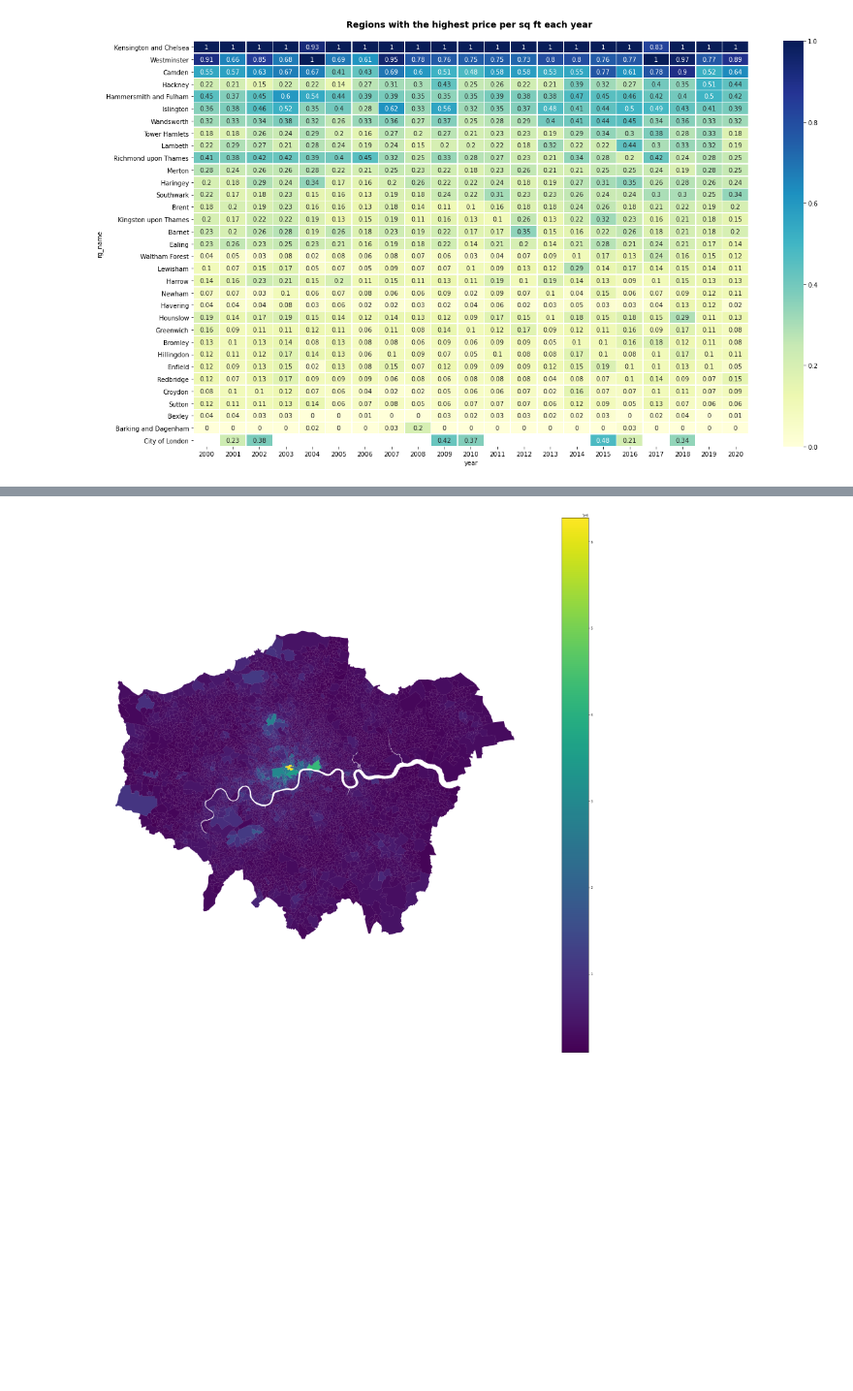
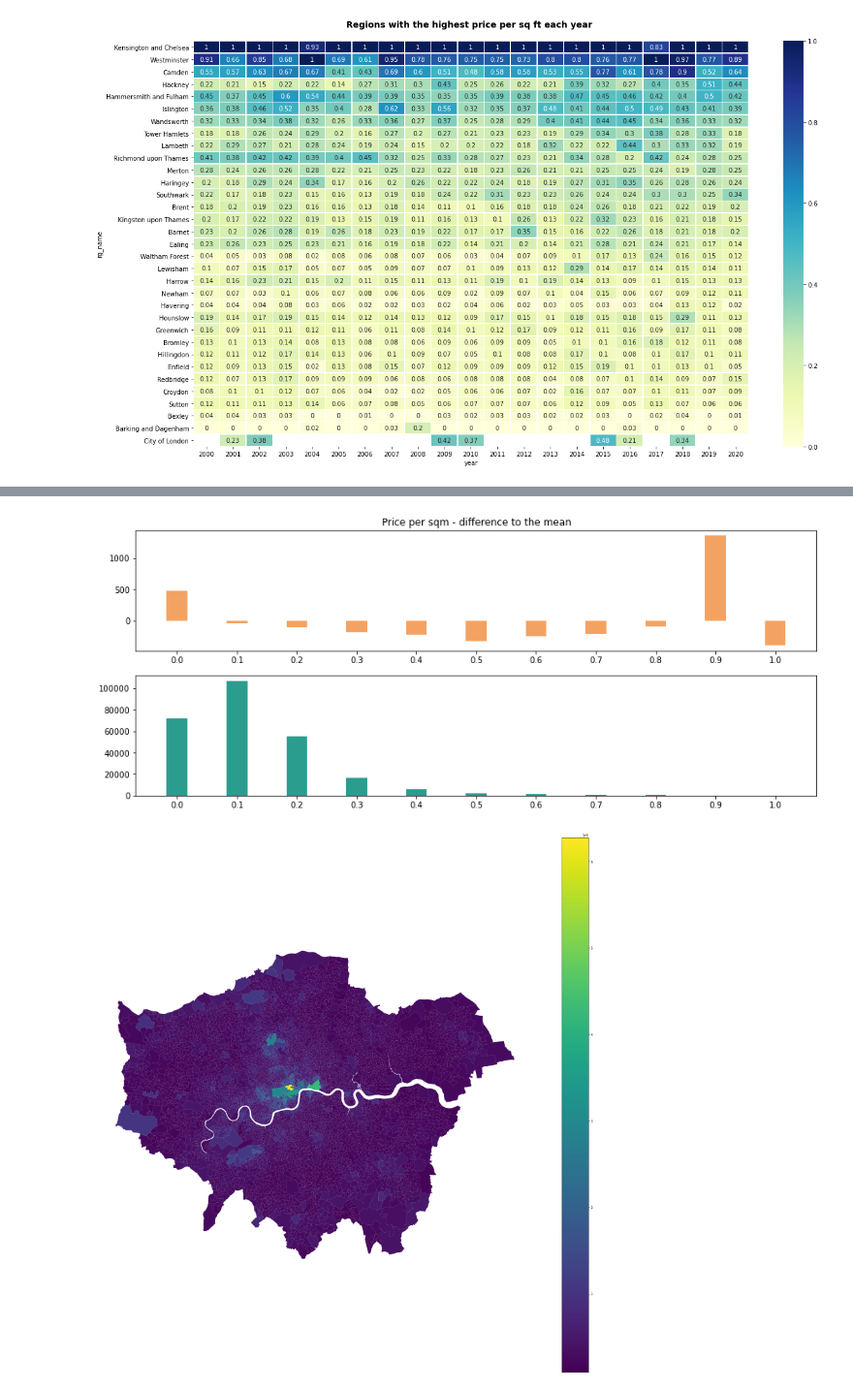
Before and after one commit to jelenalor/RealEstate, a Jupyter notebook: 1.EDA prices.ipynb, the cells around one changed output, grey strips where cells are left out. Shown at 97% size. Drawn from its saved outputs; the diff is of its cells as text; code cells hidden in the pictures; blank space fills up the shorter version.

```diff
--- a/1.EDA prices.ipynb
+++ b/1.EDA prices.ipynb
@@ -593,0 +707,4 @@ plt.show()
+# %%
+result["current_energy_efficiency"] = result["current_energy_efficiency"].astype("int")
+result["potential_energy_efficiency"] = result["potential_energy_efficiency"].astype("int")
+result["diff"] = np.round((result["potential_energy_efficiency"] - result["current_energy_efficiency"])/result["potential_energy_efficiency"], 1)
@@ -593,0 +727,25 @@ plt.show()
+# %%
+temp = result.groupby("diff", as_index=False).agg({"total_floor_area": "mean", "sqm_price": "mean", "brn": "count"})
+temp["sqm_price_diff_mean"] = temp["sqm_price"] - temp["sqm_price"].mean()
+
+fig, ax = plt.subplots(nrows=2, ncols=1, figsize=(15, 6))
+
+width = 0.35
+labels = temp["diff"].values
+#1
+x = np.arange(len(labels))
+y = temp["sqm_price_diff_mean"].values
+ax[0].bar(x, y, width, color="#f4a261", )
+ax[0].set_xticks(x)
+ax[0].set_xticklabels(labels)
+ax[0].set_title("Price per sqm - difference to the mean")
+#2
+x = np.arange(len(labels))
+y = temp["brn"].values
+ax[1].bar(x, y, width, color="#2a9d8f")
+ax[1].set_xticks(x)
+ax[1].set_xticklabels(labels)
+
+plt.show()
+# %% [output]
+[figure, added]
```
Also changed, not shown: parts of 12 cells of this notebook, 2 other files.
